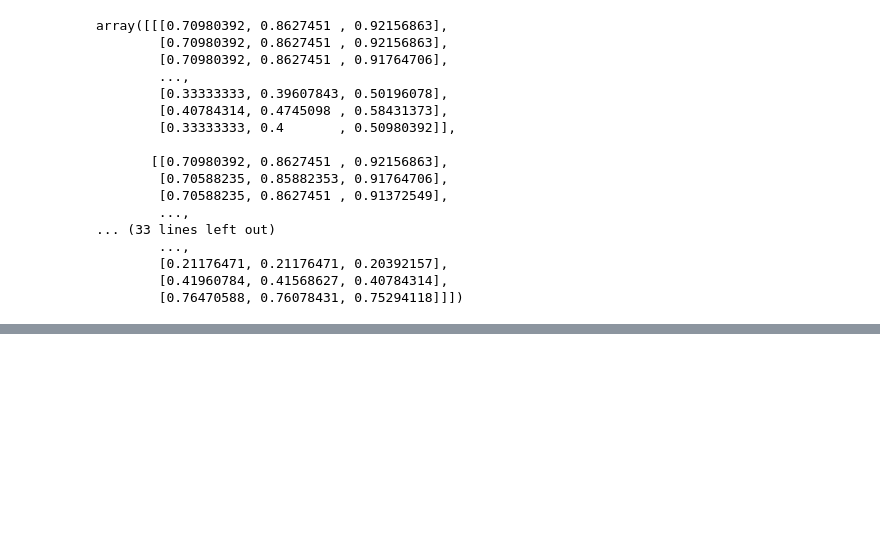
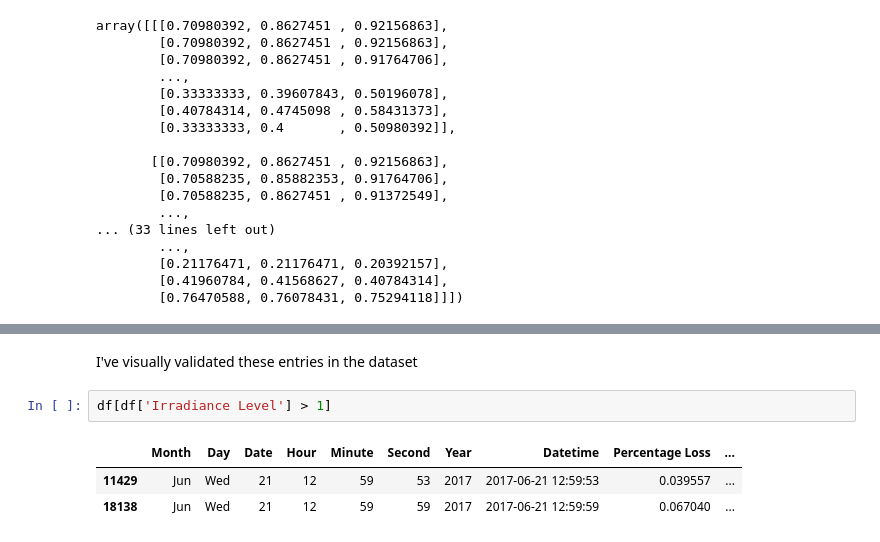
Before and after one commit to HWWer/Deep_Solar_Eye, a Jupyter notebook: notebooks/data_preparation.ipynb, the cells around one changed output, grey strips where cells are left out. Saved outputs shown, nothing was run; the diff lists cells and outputs as text; blank space fills up the shorter version.

```diff
--- a/notebooks/data_preparation.ipynb
+++ b/notebooks/data_preparation.ipynb
@@ -119,0 +181,8 @@ array([[[0.70980392, 0.8627451 , 0.92156863],
+# %% [markdown]
+I've visually validated these entries in the dataset
+# %%
+df[df['Irradiance Level'] > 1]
+# %% [output]
+|  | Month | Day | Date | Hour | Minute | Second | Year | Datetime | Percentage Loss | ... |
+| 11429 | Jun | Wed | 21 | 12 | 59 | 53 | 2017 | 2017-06-21 12:59:53 | 0.039557 | ... |
+| 18138 | Jun | Wed | 21 | 12 | 59 | 59 | 2017 | 2017-06-21 12:59:59 | 0.067040 | ... |
```
Also changed, not shown: parts of 6 cells of this notebook, 1 other file.
